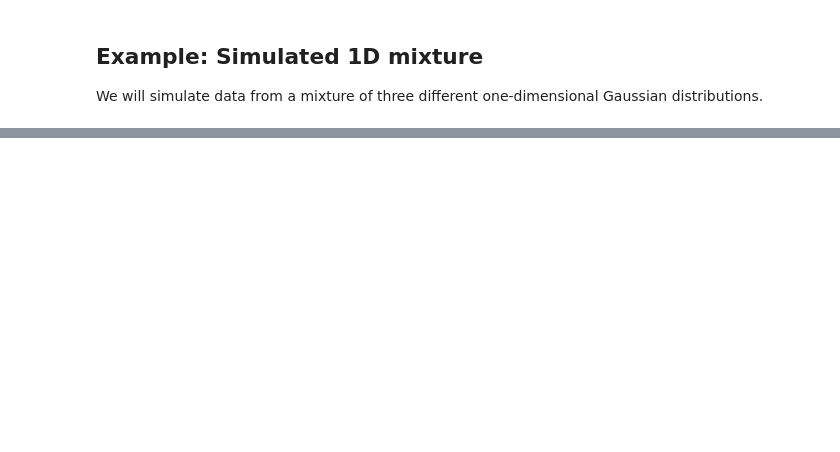
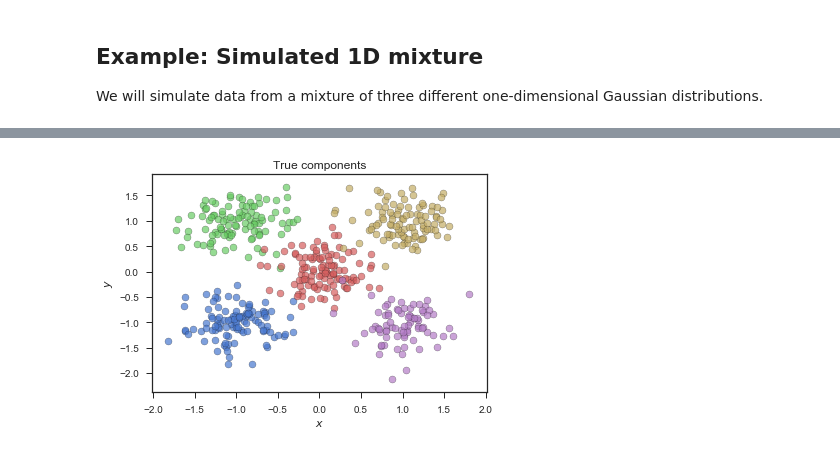
Before and after one commit to artemmavrin/StatTools, a Jupyter notebook: examples/Gaussian Mixture Models.ipynb, the cells around one changed output, grey strips where cells are left out. Cells and saved outputs as stored; diff of their text form; code cells hidden in the pictures; blank space fills up the shorter version.

```diff
--- a/examples/Gaussian Mixture Models.ipynb
+++ b/examples/Gaussian Mixture Models.ipynb
@@ -128,0 +139,29 @@ plt.close()
+# %%
+# Random number generator
+rs = np.random.RandomState(0)
+
+# True parameters
+means = [[-1, -1], [-1, 1], [0, 0], [1, -1], [1, 1]]
+covs = 0.1
+
+# Sample size
+n = 500
+
+# Create a Gaussian mixture distribution/density object
+mixture = GaussianMixtureDensity(means=means, covs=covs, random_state=rs)
+
+# Sample from the distribution
+xy, comp = mixture.sample(n=n, return_component=True)
+x = xy[:, 0]
+y = xy[:, 1]
+
+plt.figure()
+for i in range(mixture.k):
+    plt.scatter(x[comp == i], y[comp == i], edgecolor="k", alpha=0.7)
+plt.xlabel("$x$")
+plt.ylabel("$y$")
+plt.title("True components")
+plt.show()
+plt.close()
+# %% [output]
+[figure, added]
```
Also changed, not shown: parts of 21 cells of this notebook, 5 other files.
